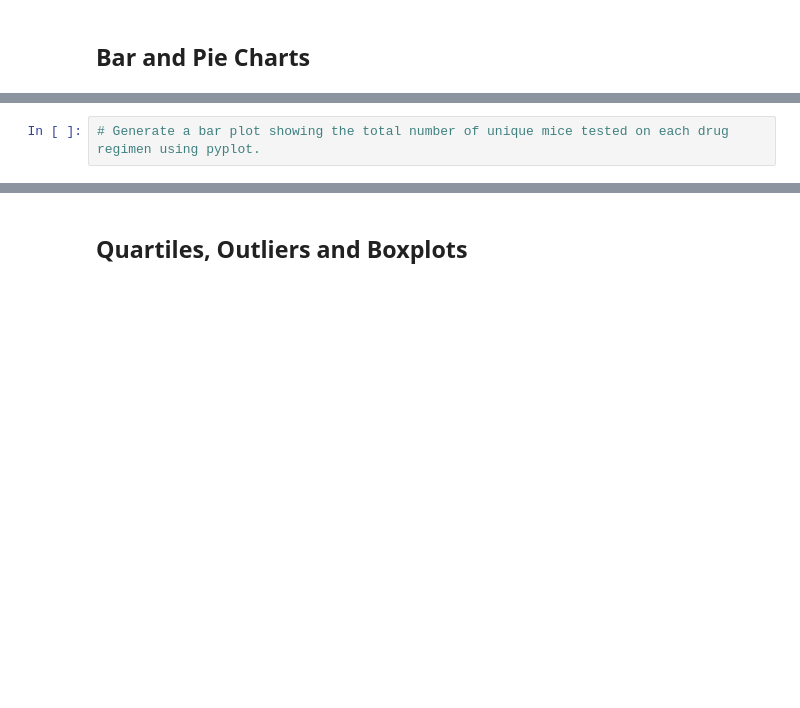
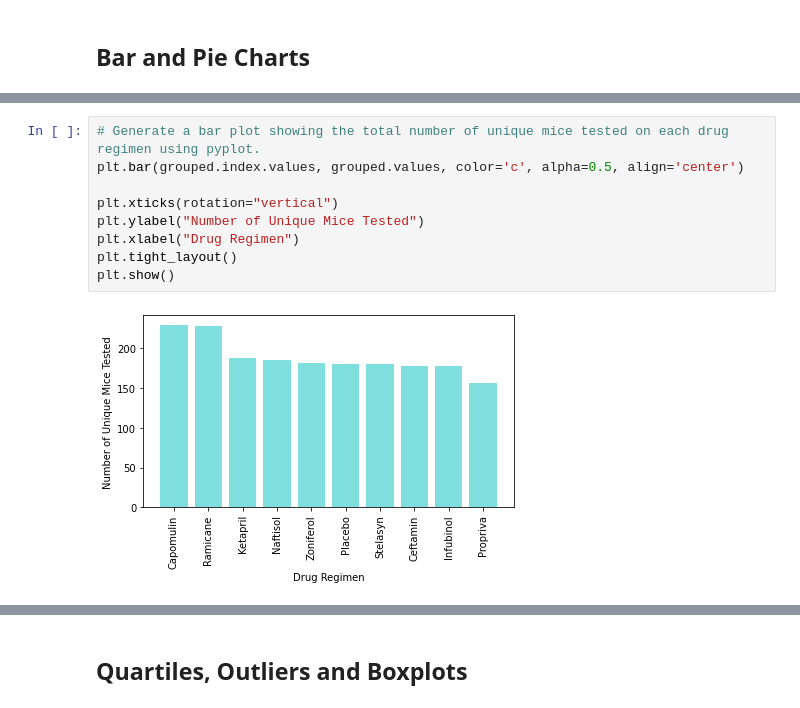
Before and after one commit to MaxWoodworth/matplotlib-challenge, a Jupyter notebook: Pymaceuticals/pymaceuticals_starter.ipynb, the cells around one changed output, grey strips where cells are left out. Drawn from its saved outputs; the diff is of its cells as text; blank space fills up the shorter version.

```diff
--- a/Pymaceuticals/pymaceuticals_starter.ipynb
+++ b/Pymaceuticals/pymaceuticals_starter.ipynb
@@ -174,4 +186,13 @@ AttributeError: 'DataFrameGroupBy' object has no attribute 'clean'
 # %%
 # Generate a bar plot showing the total number of unique mice tested on each drug regimen using pyplot.
+plt.bar(grouped.index.values, grouped.values, color='c', alpha=0.5, align='center')
+
+plt.xticks(rotation="vertical")
+plt.ylabel("Number of Unique Mice Tested")
+plt.xlabel("Drug Regimen")
+plt.tight_layout()
+plt.show()
+# %% [output]
+[figure, added]
 # %%
 # Generate a pie plot showing the distribution of female versus male mice using pandas
```
Also changed, not shown: parts of 4 cells of this notebook.
